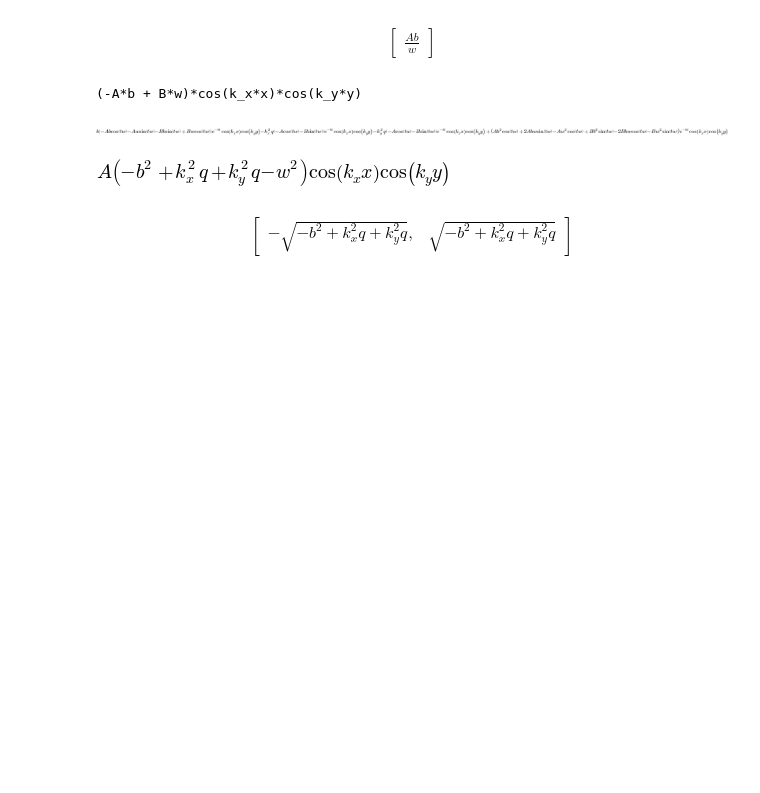
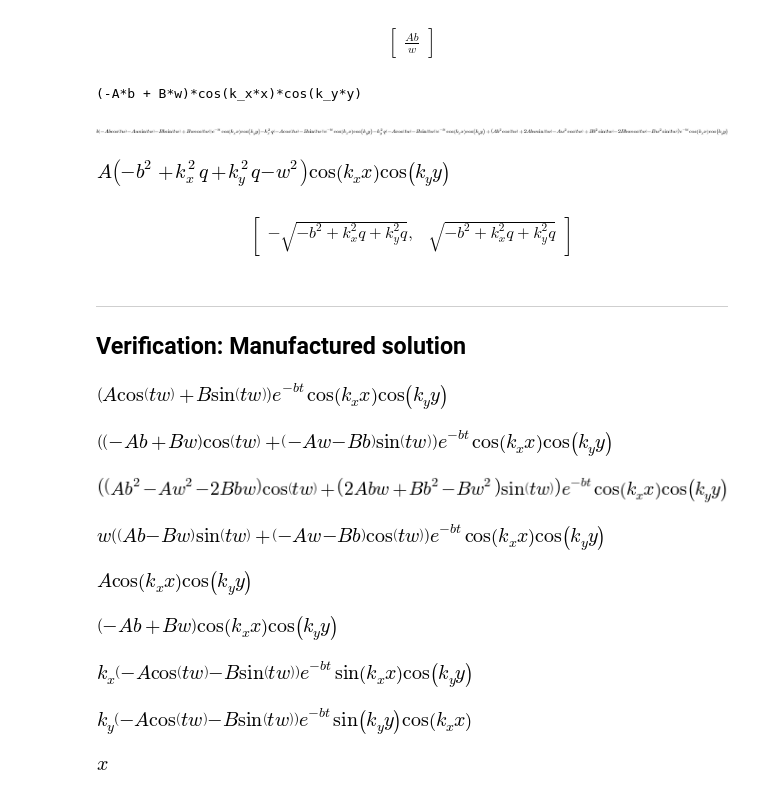
Before and after one commit to miladh/inf5620, a Jupyter notebook: waveEquation/doc/src/waveEquation.ipynb, the cells around one changed output. Drawn from its saved outputs; the diff is of its cells as text; code cells hidden in the pictures; blank space fills up the shorter version.

```diff
--- a/waveEquation/doc/src/waveEquation.ipynb
+++ b/waveEquation/doc/src/waveEquation.ipynb
@@ -510,3 +509,42 @@ w_tmp = solve(eq_t0,w)
 w_tmp
 # %% [output]
 $$\begin{bmatrix}- \sqrt{- b^{2} + k_{x}^{2} q + k_{y}^{2} q}, & \sqrt{- b^{2} + k_{x}^{2} q + k_{y}^{2} q}\end{bmatrix}$$
+# %% [markdown]
+---
+## Verification: Manufactured solution
+# %%
+from sympy import *
+init_printing(use_latex=True)
+A,B,b,w,kx,ky, = symbols("A,B,b,w,k_x,k_y")
+x,y,t = symbols("x,y,t")
+# %%
+u = (A*cos(w*t)+B*sin(w*t))*exp(-b*t)*cos(kx*x)*cos(ky*y)
+u_t = diff(u,t).simplify().collect(sin(w*t)).collect(cos(w*t))
+u_tt = diff(u_t,t).simplify().collect(sin(w*t)).collect(cos(w*t))
+
+ls = (u_tt +b*u_t).simplify().collect(sin(w*t)).collect(cos(w*t))
+display(u,u_t,u_tt,ls)
+# %% [output]
+[figure, added]
+[figure, added]
+[figure, added]
+[figure, added]
+# %%
+I = u.subs(t,0)
+V = u_t.subs(t,0)
+display(I,V)
+# %% [output]
+[figure, added]
+[figure, added]
+# %%
+u_x= diff(u, x).simplify()
+u_y= diff(u, y).simplify()
+display(u_x,u_y)
+# %% [output]
+[figure, added]
+[figure, added]
+# %%
+q = x
+q
+# %% [output]
+[figure, added]
```
Also changed, not shown: parts of 4 cells of this notebook, 1 other file.
